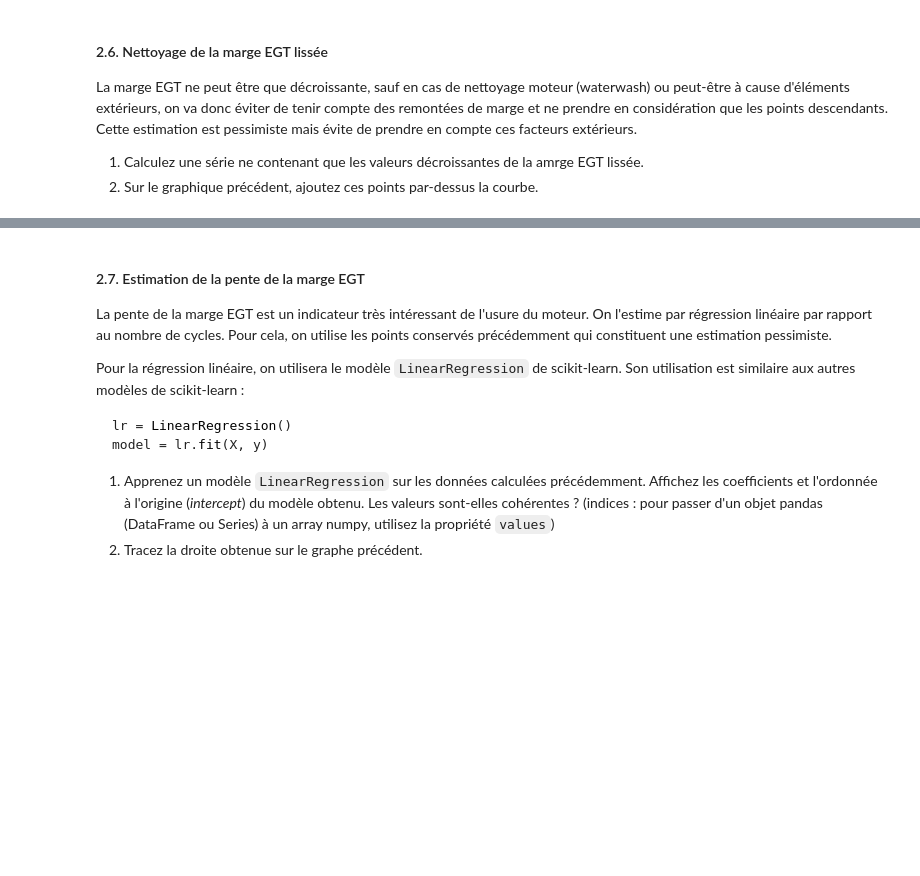
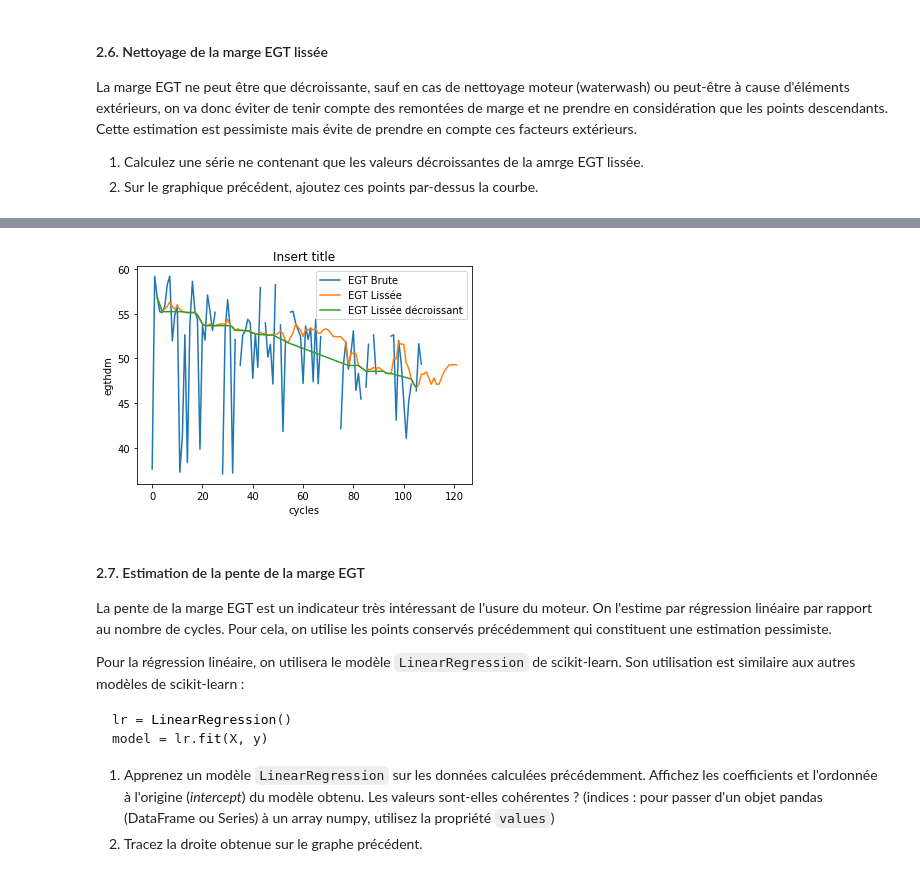
Before and after one commit to Davidson-Lova/TD_stats, a Jupyter notebook: TD3/TD3.ipynb, the cells around one changed output, grey strips where cells are left out. Cells and saved outputs as stored; diff of their text form; code cells hidden in the pictures; blank space fills up the shorter version.

```diff
--- a/TD3/TD3.ipynb
+++ b/TD3/TD3.ipynb
@@ -180,3 +290,15 @@ La marge EGT ne peut être que décroissante, sauf en cas de nettoyage moteur (w
 
 1. Calculez une série ne contenant que les valeurs décroissantes de la amrge EGT lissée.
 2. Sur le graphique précédent, ajoutez ces points par-dessus la courbe.
+# %%
+egt_dec = []
+tmp = max(egt_lisse)
+for e in egt_lisse :
+    if (e>tmp) :
+        egt_dec.append(np.nan)
+    else :
+        egt_dec.append(e)
+        tmp = e
+
+egt_dec = pd.DataFrame(egt_dec, columns = ["val"])
+egt_dec
@@ -182,0 +319,7 @@ La marge EGT ne peut être que décroissante, sauf en cas de nettoyage moteur (w
+# %%
+egt_dec_clean = egt_dec[(egt_dec.isna())["val"].isin([False])]
+egt_dec_clean
+my_index = list(egt_dec_clean.index)
+my_index
+my_values = list(egt_dec_clean.loc[:,"val"])
+my_values
@@ -183,3 +344,15 @@ La marge EGT ne peut être que décroissante, sauf en cas de nettoyage moteur (w
+# %%
+plt.figure()
+plt.plot(np.array(egt),label = "EGT Brute")
+plt.plot(np.array(egt_lisse), label = "EGT Lissée")
+plt.plot(np.array(my_index),np.array(my_values), label = "EGT Lissée décroissant")
+plt.xlabel("cycles")
+plt.ylabel("egthdm")
+plt.title("Insert title")
+plt.legend()
+plt.show()
+# %% [output]
+[figure, added]
 # %% [markdown]
 #### 2.7. Estimation de la pente de la marge EGT
 
```
Also changed, not shown: parts of 24 cells of this notebook.
